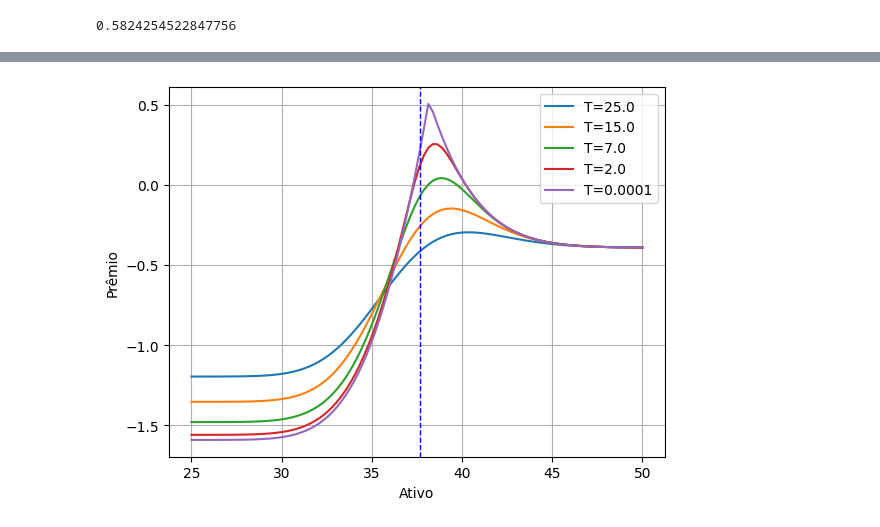
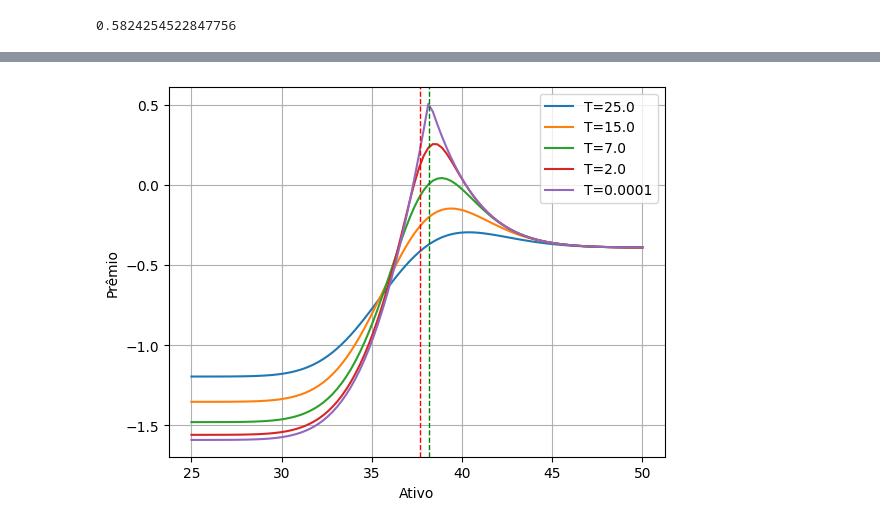
Before and after one commit to Felipe-Pinto/python_para_investimentos, a Jupyter notebook: Estratégias Ago_24.ipynb, the cells around one changed output, grey strips where cells are left out. Saved outputs shown, nothing was run; the diff lists cells and outputs as text; code cells hidden in the pictures.

```diff
--- a/Estratégias Ago_24.ipynb
+++ b/Estratégias Ago_24.ipynb
@@ -184,7 +184,7 @@ S = np.linspace(36, 44, 100)  # Variação do preço do ativo
 
 # Solução de BS para diferentes prazos
 for Ti in [25/252,15/252,7/252,2/252,0.0001/252]:
-  PUT_vendida1 = Ppv - black_scholes_option(S, Kpc, Ti, r, sigma, option_type)
+  PUT_vendida1 = Ppv - black_scholes_option(S, Kpv, Ti, r, sigma, option_type)
   plt.plot(S,PUT_vendida1,label=r'T='+str(Ti*252))
 
 plt.axvline(x=Kpv,ymin=0,ymax=10.0, color='b', linestyle='dashed',linewidth=1)
@@ -198,16 +198,17 @@ plt.show()
 # %%
 S = np.linspace(25, 50, 100)  # Variação do preço do ativo
 
 # Solução de BS para diferentes prazos
 for Ti in [25/252,15/252,7/252,2/252,0.0001/252]:
   PUT_vendida1 = Ppv - black_scholes_option(S, Kpc, Ti, r, sigma, option_type)- Ppc + black_scholes_option(S, Kpv, Tc, r, sigma, option_type)
   plt.plot(S,PUT_vendida1,label=r'T='+str(Ti*252))
 
-plt.axvline(x=Kpv,ymin=0,ymax=10.0, color='b', linestyle='dashed',linewidth=1)
+plt.axvline(x=Kpc,ymin=0,ymax=10.0, color='g', linestyle='dashed',linewidth=1)
+plt.axvline(x=Kpv,ymin=0,ymax=10.0, color='r', linestyle='dashed',linewidth=1)
 plt.grid()
 plt.legend()
 plt.xlabel('Ativo')
 plt.ylabel('Prêmio')
 plt.show()
 # %% [output]
-[figure, old version]
+[figure, new version]
```
Also changed, not shown: parts of 6 cells of this notebook.
